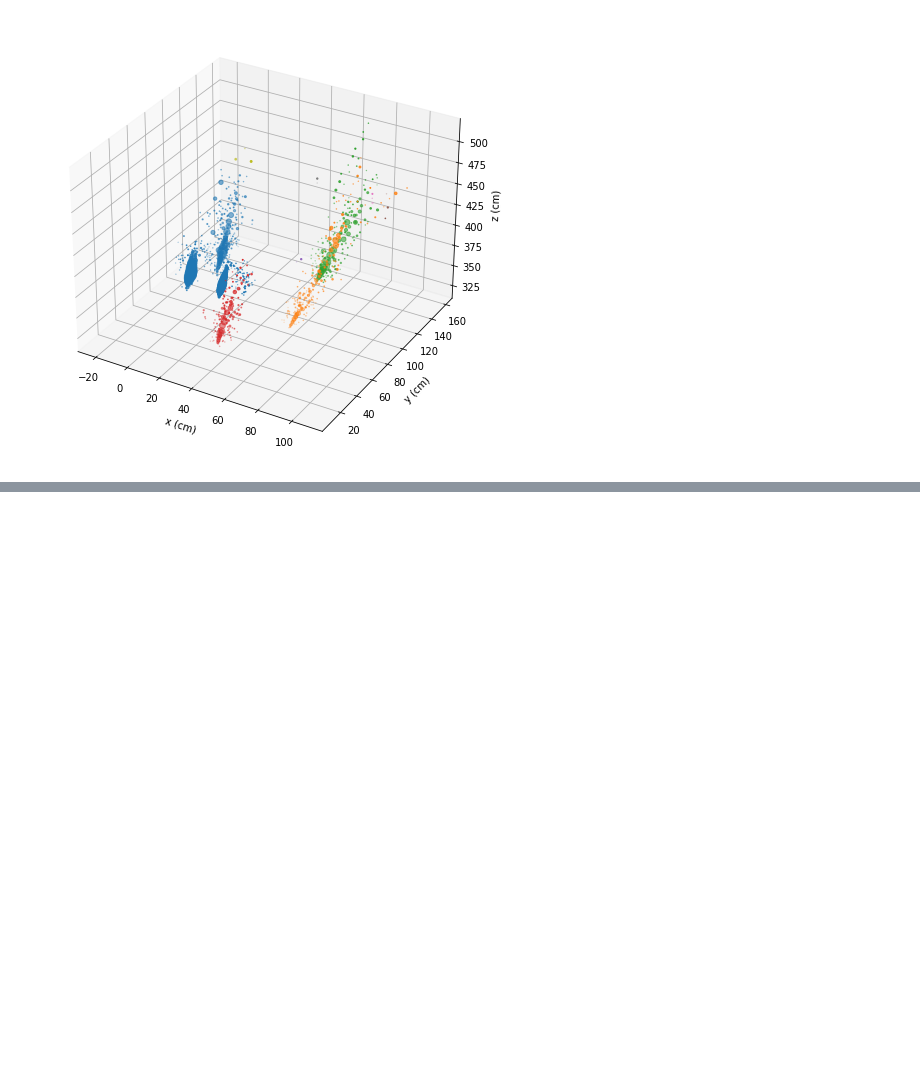
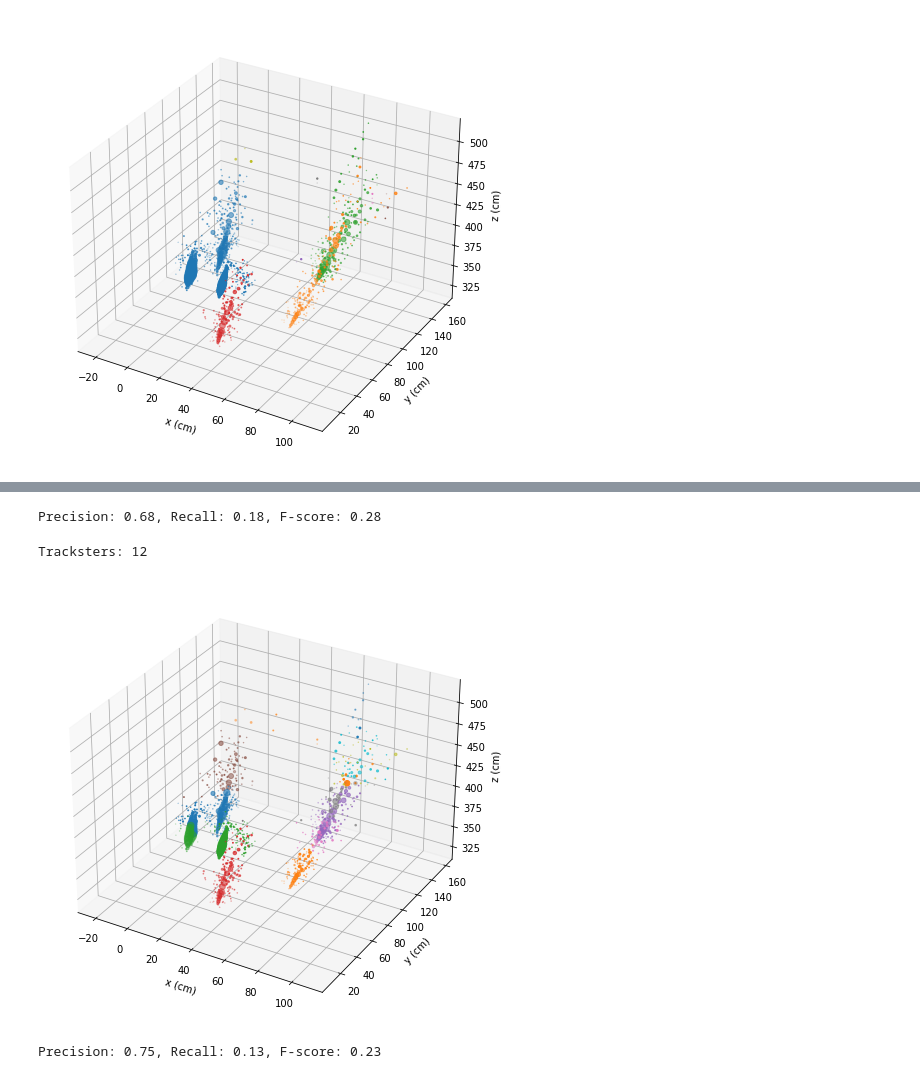
Before and after one commit to edcuba/TICLHack22_PatternReco, a Jupyter notebook: 2_baseline_density.ipynb, the cells around one changed output, grey strips where cells are left out. Cells and saved outputs as stored; diff of their text form; code cells hidden in the pictures; blank space fills up the shorter version.

```diff
--- a/2_baseline_density.ipynb
+++ b/2_baseline_density.ipynb
@@ -153,0 +166,29 @@ Precision: 0.59, Recall: 0.22, F-score: 0.32
+# %%
+_ = evaluate_remapped(mshift.labels_)
+# %% [output]
+Precision: 0.68, Recall: 0.18, F-score: 0.28
+# %%
+# meanshift on layerclusters
+mshift = MeanShift(bandwidth=23).fit(X_vertices)
+print("Tracksters:", max(mshift.labels_)+1)
+
+ri = remap_items_by_label(ak.flatten(t_indexes), mshift.labels_)
+re = remap_items_by_label(ak.flatten(t_energy), mshift.labels_)
+rm = remap_items_by_label(ak.flatten(v_multi), mshift.labels_)
+
+rx = remap_items_by_label(ak.flatten(tracksters["vertices_x"].array()[eid]), mshift.labels_)
+ry = remap_items_by_label(ak.flatten(tracksters["vertices_y"].array()[eid]), mshift.labels_)
+rz = remap_items_by_label(ak.flatten(tracksters["vertices_z"].array()[eid]), mshift.labels_)
+
+fig = plt.figure(figsize=(10, 8))
+ax = fig.add_subplot(111, projection='3d')
+plot_tracksters(ax, rx, ry, rz, re)
+plt.show()
+# %% [output]
+Tracksters: 12
+[figure, added]
+# %%
+precision, recall, fscore = evaluate(ri, st_indexes, re, st_energy, rm, sv_multi)
+print(f"Precision: {precision:.2f}, Recall: {recall:.2f}, F-score: {fscore:.2f}")
+# %% [output]
+Precision: 0.75, Recall: 0.13, F-score: 0.23
```
Also changed, not shown: parts of 5 cells of this notebook, 3 other files.
